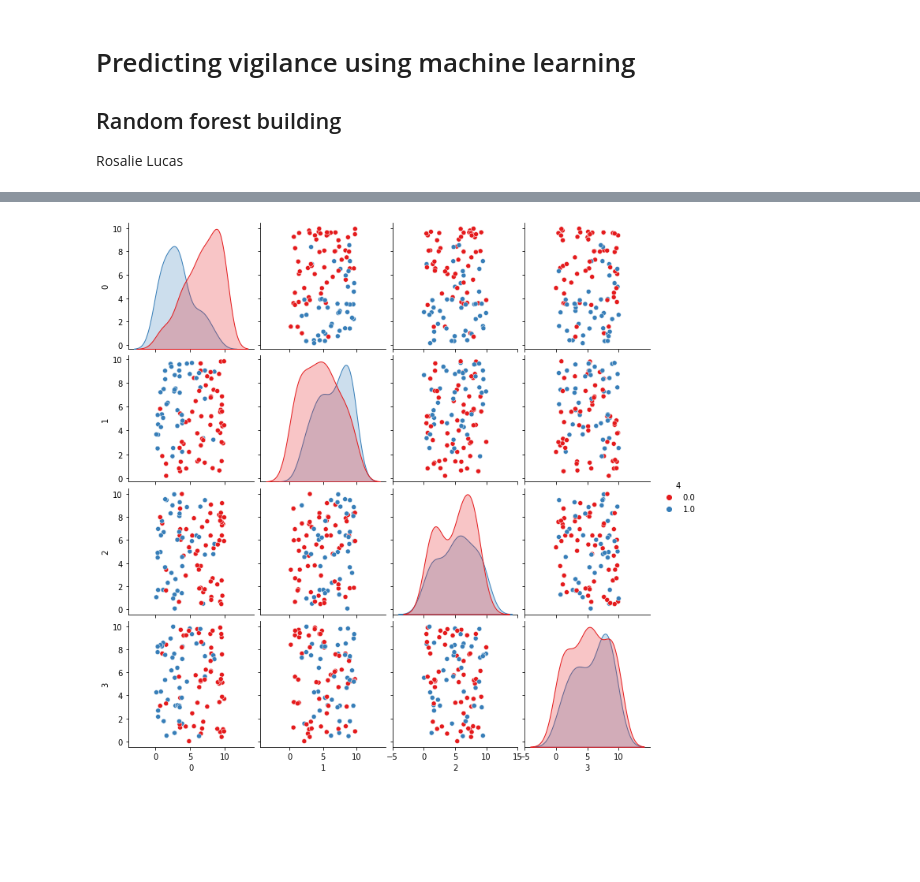
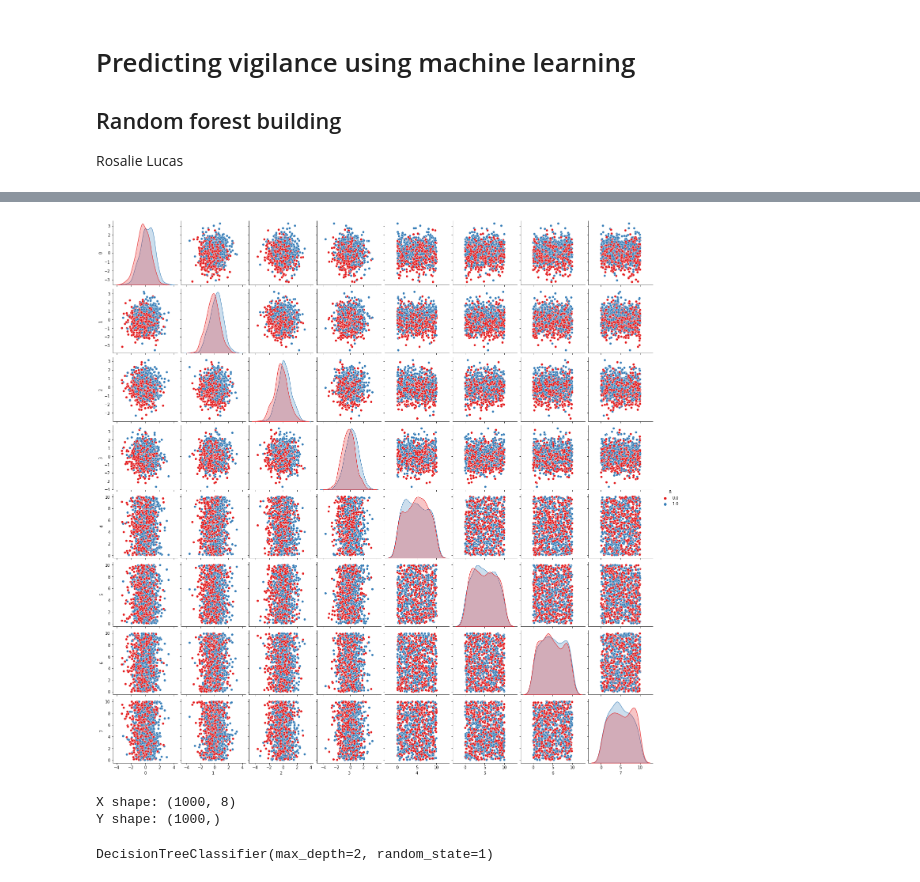
Before and after one commit to rooslucas/Bachelor-Thesis, a Jupyter notebook: vigilance_random_forest.ipynb, the cells around one changed output, grey strips where cells are left out. Cells and saved outputs as stored; diff of their text form; code cells hidden in the pictures; blank space fills up the shorter version.

Commit message:
Test forest with fake data

```diff
--- a/vigilance_random_forest.ipynb
+++ b/vigilance_random_forest.ipynb
@@ -53,12 +65,20 @@ Index(['0', '1', '2', '3', '4'], dtype='object')
 # %%
-plot = sns.pairplot(data_file, hue='4', palette="Set1")
+plot = sns.pairplot(data_file, hue='8', palette="Set1")
 # %% [output]
-[figure, old version]
+[figure, new version]
 # %%
 # Splitting the data
-X = data_file.drop('4', axis=1).values
-Y = data_file['4'].values
+X = data_file.drop('8', axis=1).values
+Y = data_file['8'].values
 print('X shape: {}'.format(np.shape(X)))
 print('Y shape: {}'.format(np.shape(Y)))
 
 X_train, X_test, Y_train, Y_test = train_test_split(X, Y, train_size=0.8, test_size=0.2, random_state=0)
+# %% [output]
+X shape: (1000, 8)
+Y shape: (1000,)
+# %%
+dt = DecisionTreeClassifier(max_depth=2, random_state=1)
+dt.fit(X_train, Y_train)
+# %% [output]
+DecisionTreeClassifier(max_depth=2, random_state=1)
```
Also changed, not shown: parts of 8 cells of this notebook.
